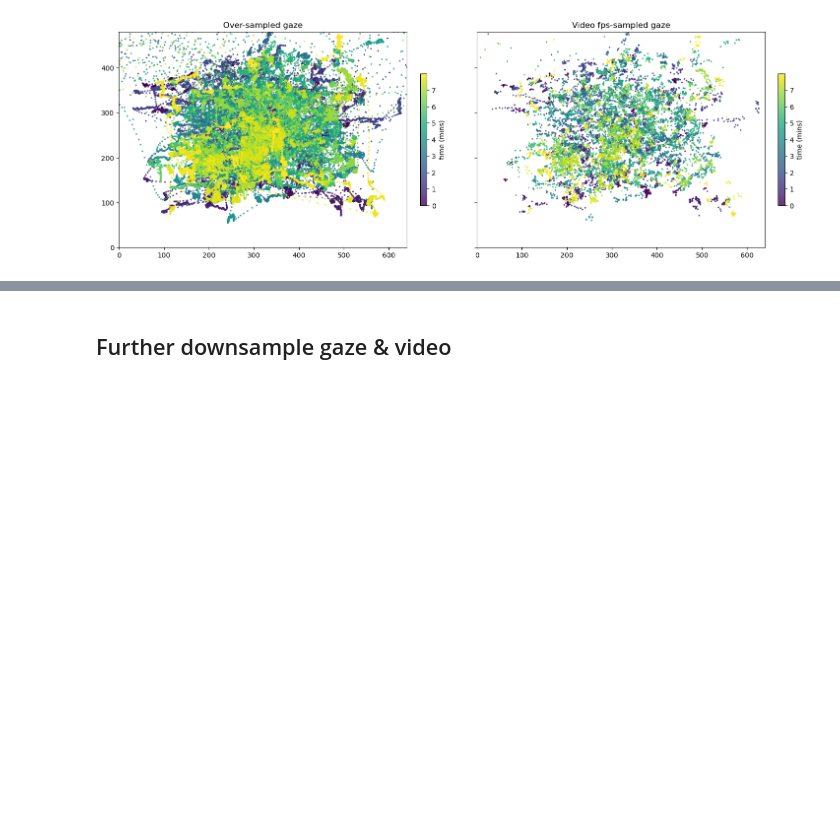
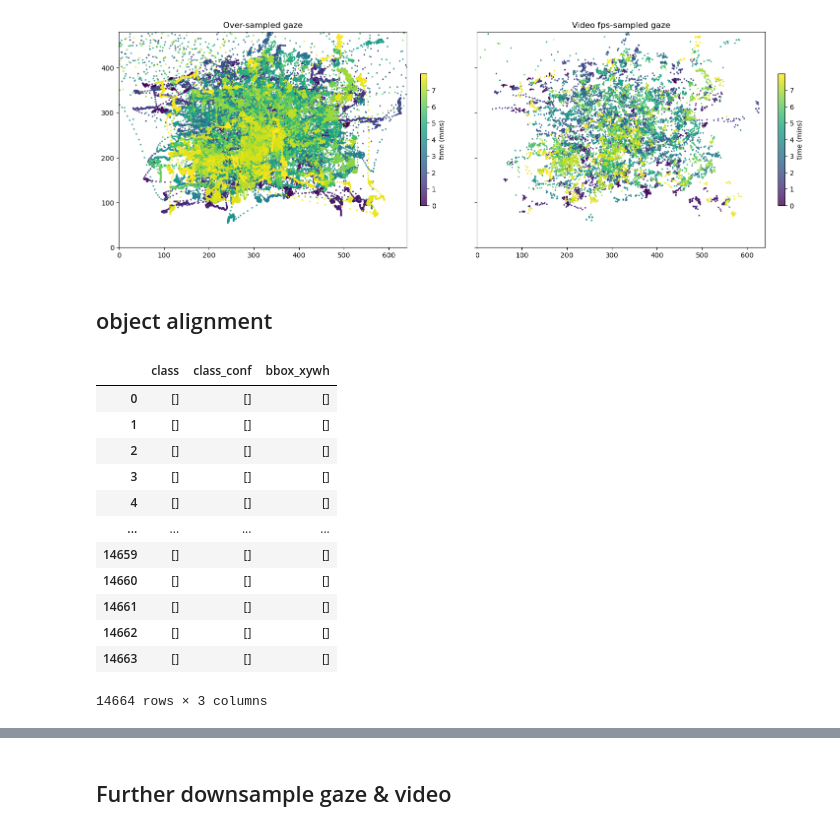
Before and after one commit to NuttidaLab/movie_analysis, a Jupyter notebook: eye_gaze.ipynb, the cells around one changed output, grey strips where cells are left out. Saved outputs shown, nothing was run; the diff lists cells and outputs as text; code cells hidden in the pictures; blank space fills up the shorter version.

Commit message:
recreated df_objects

```diff
--- a/eye_gaze.ipynb
+++ b/eye_gaze.ipynb
@@ -179,3 +179,22 @@ plt.tight_layout()
 plt.show()
 # %% [output]
 [figure]
+# %% [markdown]
+## object alignment
+# %%
+df = pd.read_parquet('./data_files/bangbangyouredead_v4-1.parquet')
+df
+# %% [output]
+|  | class | class_conf | bbox_xywh |
+| 0 | [] | [] | [] |
+| 1 | [] | [] | [] |
+| 2 | [] | [] | [] |
+| 3 | [] | [] | [] |
+| 4 | [] | [] | [] |
+| ... | ... | ... | ... |
+| 14659 | [] | [] | [] |
+| 14660 | [] | [] | [] |
+| 14661 | [] | [] | [] |
+| 14662 | [] | [] | [] |
+| 14663 | [] | [] | [] |
+14664 rows × 3 columns
```
Also changed, not shown: parts of 3 cells of this notebook, 4 other files.
